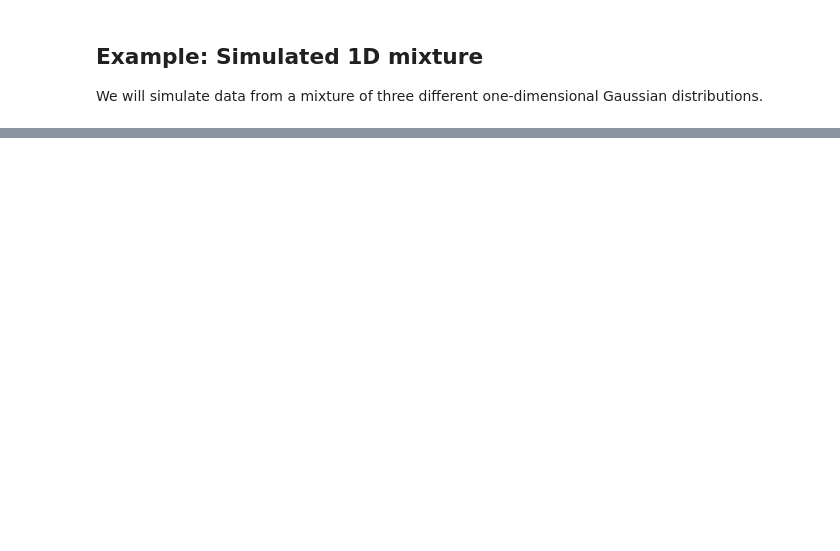
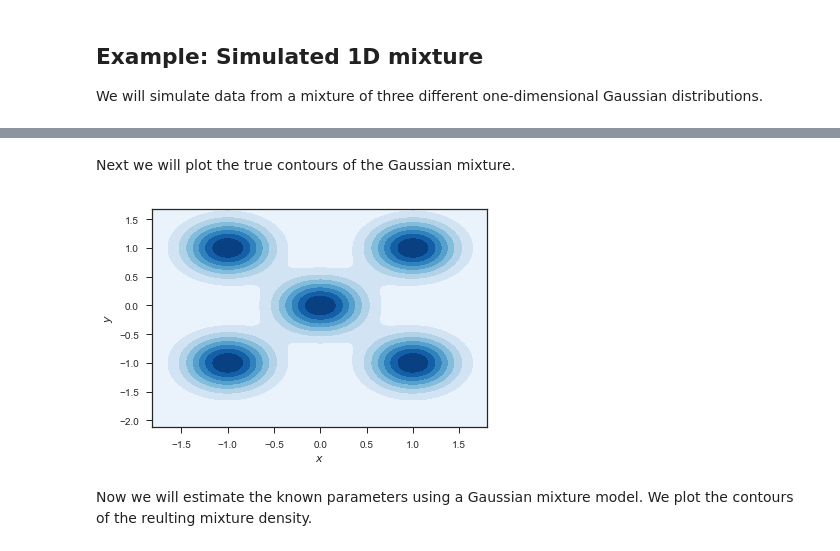
Before and after one commit to artemmavrin/StatTools, a Jupyter notebook: examples/Gaussian Mixture Models.ipynb, the cells around one changed output, grey strips where cells are left out. Saved outputs shown, nothing was run; the diff lists cells and outputs as text; code cells hidden in the pictures; blank space fills up the shorter version.

```diff
--- a/examples/Gaussian Mixture Models.ipynb
+++ b/examples/Gaussian Mixture Models.ipynb
@@ -128,0 +168,16 @@ plt.close()
+# %% [markdown]
+Next we will plot the true contours of the Gaussian mixture.
+# %%
+plt.figure()
+plt.xlim(min(x), max(x))
+plt.ylim(min(y), max(y))
+mixture.plot(cmap="Blues", zorder=0)
+plt.xlabel("$x$")
+plt.ylabel("$y$")
+plt.show()
+plt.close()
+# %% [output]
+[figure, added]
+# %% [markdown]
+Now we will estimate the known parameters using a Gaussian mixture model.
+We plot the contours of the reulting mixture density.
```
Also changed, not shown: parts of 19 cells of this notebook, 5 other files.
